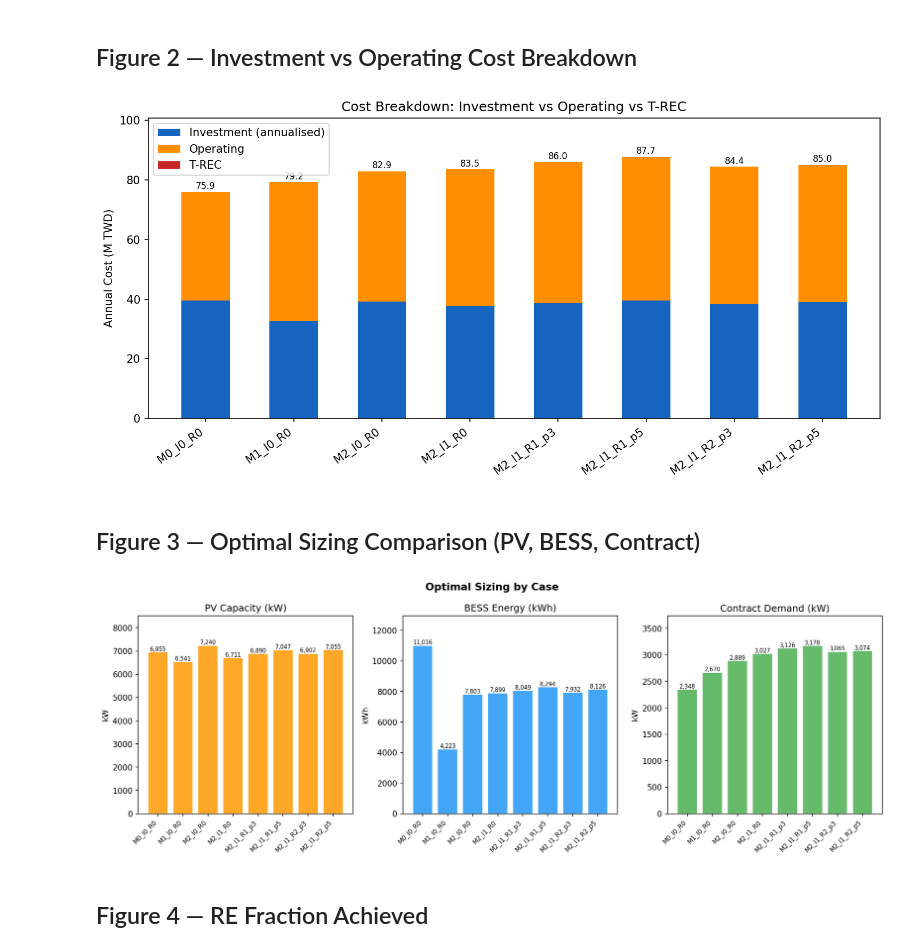
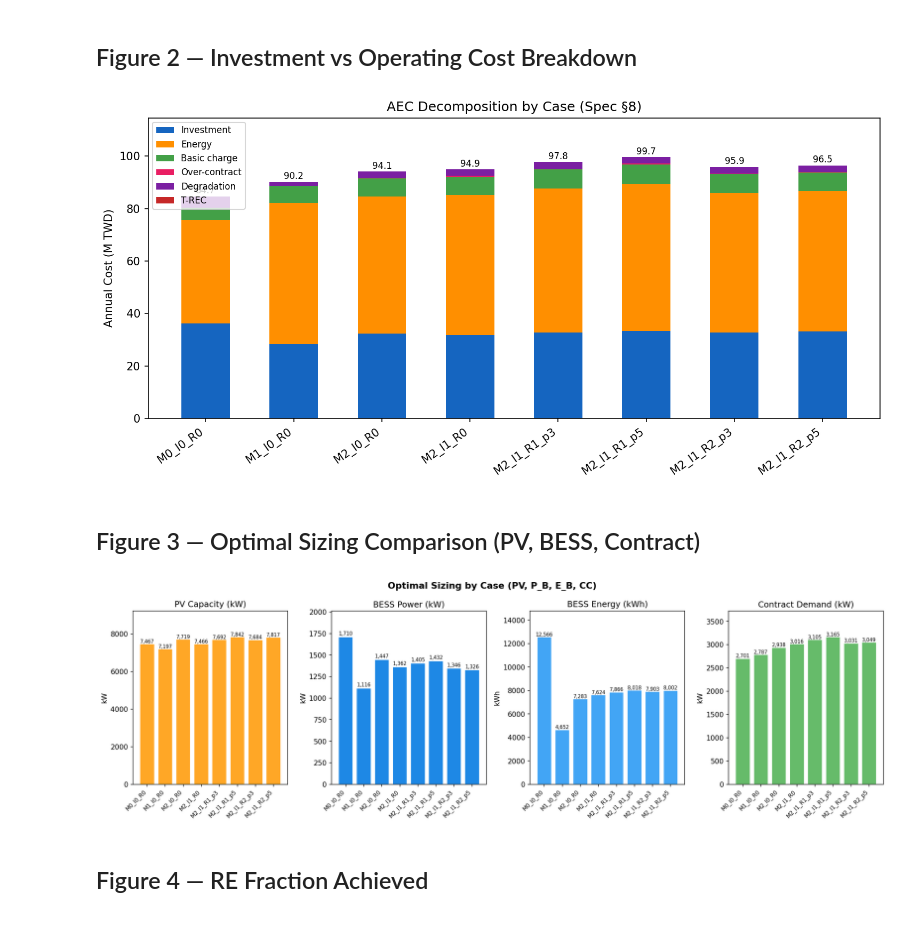
Before and after one commit to Tym0ty/Harry-PV, a Jupyter notebook: notebooks_milp/milp_figures.ipynb, the cells around one changed output. Drawn from its saved outputs; the diff is of its cells as text; code cells hidden in the pictures.

```diff
--- a/notebooks_milp/milp_figures.ipynb
+++ b/notebooks_milp/milp_figures.ipynb
@@ -43,58 +43,77 @@ plt.show()
 # %% [markdown]
 ## Figure 2 — Investment vs Operating Cost Breakdown
 # %%
+# Figure 2: AEC decomposition (spec §8)
 fig, ax = plt.subplots(figsize=(10, 5))
 x = np.arange(len(cases))
 w = 0.55
-ax.bar(x, cases['invest_M'], w, label='Investment (annualised)', color='#1565C0')
-ax.bar(x, cases['opex_M'], w, bottom=cases['invest_M'], label='Operating', color='#FF8F00')
-ax.bar(x, cases['trec_M'], w, bottom=cases['invest_M'] + cases['opex_M'], label='T-REC', color='#C62828')
+components = [
+    ('AEC_inv_M', 'Investment', '#1565C0'),
+    ('AEC_ene_M', 'Energy', '#FF8F00'),
+    ('AEC_basic_M', 'Basic charge', '#43A047'),
+    ('AEC_over_M', 'Over-contract', '#E91E63'),
+    ('AEC_deg_M', 'Degradation', '#7B1FA2'),
+    ('AEC_green_M', 'T-REC', '#C62828'),
+]
+bottom = np.zeros(len(cases))
+for col, label, color in components:
+    if col in cases.columns:
+        vals = cases[col].fillna(0).values
+        ax.bar(x, vals, w, bottom=bottom, label=label, color=color)
+        bottom += vals
 for i, row in cases.iterrows():
     ax.text(i, row['total_cost_M'] + 0.3, f"{row['total_cost_M']:.1f}",
             ha='center', va='bottom', fontsize=8)
 ax.set_xticks(x)
 ax.set_xticklabels(cases['case'], rotation=35, ha='right')
 ax.set_ylabel('Annual Cost (M TWD)')
-ax.set_title('Cost Breakdown: Investment vs Operating vs T-REC')
-ax.legend(loc='upper left')
+ax.set_title('AEC Decomposition by Case (Spec §8)')
+ax.legend(loc='upper left', fontsize=8)
 ax.set_ylim(0, cases['total_cost_M'].max() * 1.15)
 plt.tight_layout()
 plt.savefig(out / 'fig2_cost_breakdown.png')
 plt.show()
 # %% [output]
-[figure, old version]
+[figure, new version]
 # %% [markdown]
 ## Figure 3 — Optimal Sizing Comparison (PV, BESS, Contract)
 # %%
-fig, axes = plt.subplots(1, 3, figsize=(14, 5))
+# Figure 3: Optimal Sizing (PV, BESS Power, BESS Energy, Contract)
+fig, axes = plt.subplots(1, 4, figsize=(16, 5))
 
-# PV
+# PV Capacity
 axes[0].bar(cases['case'], cases['pv_kw'], color='#FFA726', edgecolor='white')
 axes[0].set_title('PV Capacity (kW)')
 axes[0].set_ylabel('kW')
 for i, v in enumerate(cases['pv_kw']): axes[0].text(i, v+50, f'{v:,.0f}', ha='center', fontsize=7)
 
+# BESS Power
+axes[1].bar(cases['case'], cases['bess_p_kw'], color='#1E88E5', edgecolor='white')
+axes[1].set_title('BESS Power (kW)')
+axes[1].set_ylabel('kW')
+for i, v in enumerate(cases['bess_p_kw']): axes[1].text(i, v+20, f'{v:,.0f}', ha='center', fontsize=7)
+
 # BESS Energy
-axes[1].bar(cases['case'], cases['bess_e_kwh'], color='#42A5F5', edgecolor='white')
-axes[1].set_title('BESS Energy (kWh)')
-axes[1].set_ylabel('kWh')
-for i, v in enumerate(cases['bess_e_kwh']): axes[1].text(i, v+80, f'{v:,.0f}', ha='center', fontsize=7)
+axes[2].bar(cases['case'], cases['bess_e_kwh'], color='#42A5F5', edgecolor='white')
+axes[2].set_title('BESS Energy (kWh)')
+axes[2].set_ylabel('kWh')
+for i, v in enumerate(cases['bess_e_kwh']): axes[2].text(i, v+80, f'{v:,.0f}', ha='center', fontsize=7)
 
 # Contract Demand
-axes[2].bar(cases['case'], cases['contract_kw'], color='#66BB6A', edgecolor='white')
-axes[2].set_title('Contract Demand (kW)')
-axes[2].set_ylabel('kW')
-for i, v in enumerate(cases['contract_kw']): axes[2].text(i, v+20, f'{v:,.0f}', ha='center', fontsize=7)
+axes[3].bar(cases['case'], cases['contract_kw'], color='#66BB6A', edgecolor='white')
+axes[3].set_title('Contract Demand (kW)')
+axes[3].set_ylabel('kW')
+for i, v in enumerate(cases['contract_kw']): axes[3].text(i, v+20, f'{v:,.0f}', ha='center', fontsize=7)
 
 for ax in axes:
     ax.set_xticklabels(cases['case'], rotation=45, ha='right', fontsize=8)
     ax.set_ylim(0, ax.get_ylim()[1] * 1.12)
-plt.suptitle('Optimal Sizing by Case', fontsize=13, fontweight='bold')
+plt.suptitle('Optimal Sizing by Case (PV, P_B, E_B, CC)', fontsize=13, fontweight='bold')
 plt.tight_layout()
 plt.savefig(out / 'fig3_sizing_comparison.png')
 plt.show()
 # %% [output]
-[figure, old version]
+[figure, new version]
 # %% [markdown]
 ## Figure 4 — RE Fraction Achieved
 # %%
```
Also changed, not shown: parts of 8 cells of this notebook, 12 other files.
